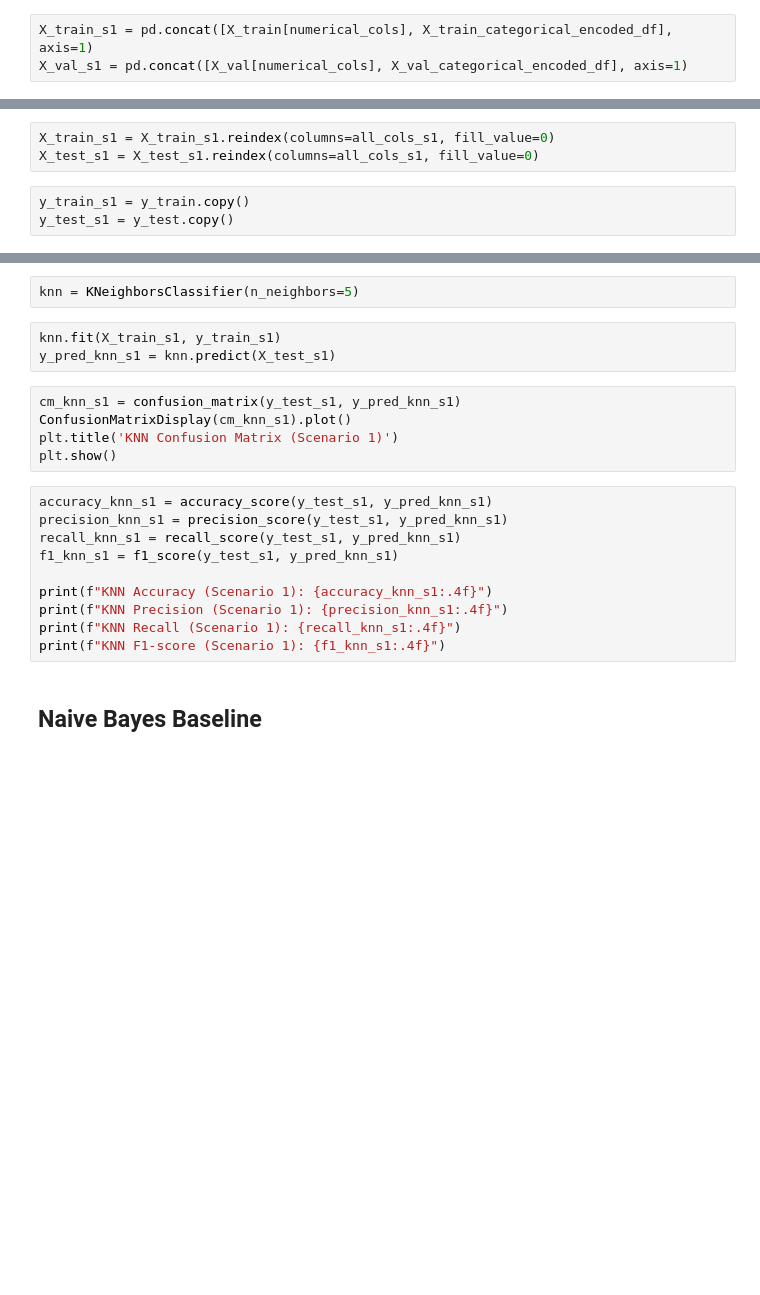
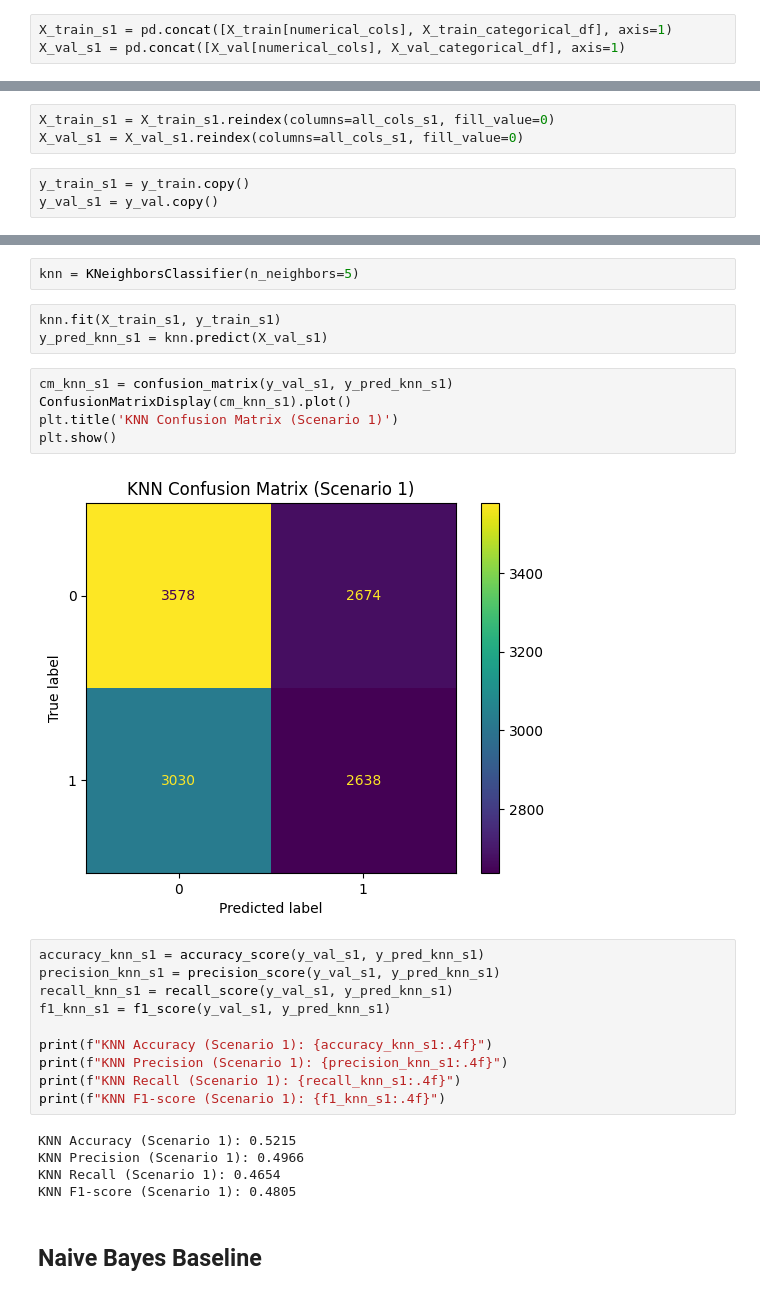
Before and after one commit to hisyamssyr/FP-Machine-Learning, a Jupyter notebook: employee_atrition_prediction.ipynb, the cells around one changed output, grey strips where cells are left out. Saved outputs shown, nothing was run; the diff lists cells and outputs as text; blank space fills up the shorter version.

Commit message:
Kaggle Notebook | Final Project Machine Learning | Fix: Training set

```diff
--- a/employee_atrition_prediction.ipynb
+++ b/employee_atrition_prediction.ipynb
@@ -627,38 +625,45 @@ NameError: name 'cut' is not defined
 # %% [markdown]
 ## Scenario 1 Dataset Preparation
 # %%
-X_train_s1 = pd.concat([X_train[numerical_cols], X_train_categorical_encoded_df], axis=1)
-X_val_s1 = pd.concat([X_val[numerical_cols], X_val_categorical_encoded_df], axis=1)
+X_train_s1 = pd.concat([X_train[numerical_cols], X_train_categorical_df], axis=1)
+X_val_s1 = pd.concat([X_val[numerical_cols], X_val_categorical_df], axis=1)
 # %%
 all_cols_s1 = X_train_s1.columns.union(X_val_s1.columns)
 # %%
 X_train_s1 = X_train_s1.reindex(columns=all_cols_s1, fill_value=0)
-X_test_s1 = X_test_s1.reindex(columns=all_cols_s1, fill_value=0)
+X_val_s1 = X_val_s1.reindex(columns=all_cols_s1, fill_value=0)
 # %%
 y_train_s1 = y_train.copy()
-y_test_s1 = y_test.copy()
+y_val_s1 = y_val.copy()
 # %% [markdown]
 ## KNN Baseline
 # %%
 knn = KNeighborsClassifier(n_neighbors=5)
 # %%
 knn.fit(X_train_s1, y_train_s1)
-y_pred_knn_s1 = knn.predict(X_test_s1)
+y_pred_knn_s1 = knn.predict(X_val_s1)
 # %%
-cm_knn_s1 = confusion_matrix(y_test_s1, y_pred_knn_s1)
+cm_knn_s1 = confusion_matrix(y_val_s1, y_pred_knn_s1)
 ConfusionMatrixDisplay(cm_knn_s1).plot()
 plt.title('KNN Confusion Matrix (Scenario 1)')
 plt.show()
+# %% [output]
+[figure, added]
 # %%
-accuracy_knn_s1 = accuracy_score(y_test_s1, y_pred_knn_s1)
-precision_knn_s1 = precision_score(y_test_s1, y_pred_knn_s1)
-recall_knn_s1 = recall_score(y_test_s1, y_pred_knn_s1)
-f1_knn_s1 = f1_score(y_test_s1, y_pred_knn_s1)
+accuracy_knn_s1 = accuracy_score(y_val_s1, y_pred_knn_s1)
+precision_knn_s1 = precision_score(y_val_s1, y_pred_knn_s1)
+recall_knn_s1 = recall_score(y_val_s1, y_pred_knn_s1)
+f1_knn_s1 = f1_score(y_val_s1, y_pred_knn_s1)
 
 print(f"KNN Accuracy (Scenario 1): {accuracy_knn_s1:.4f}")
 print(f"KNN Precision (Scenario 1): {precision_knn_s1:.4f}")
 print(f"KNN Recall (Scenario 1): {recall_knn_s1:.4f}")
 print(f"KNN F1-score (Scenario 1): {f1_knn_s1:.4f}")
+# %% [output]
+KNN Accuracy (Scenario 1): 0.5215
+KNN Precision (Scenario 1): 0.4966
+KNN Recall (Scenario 1): 0.4654
+KNN F1-score (Scenario 1): 0.4805
 # %% [markdown]
 ## Naive Bayes Baseline
 # %%
```
Also changed, not shown: parts of 42 cells of this notebook.
